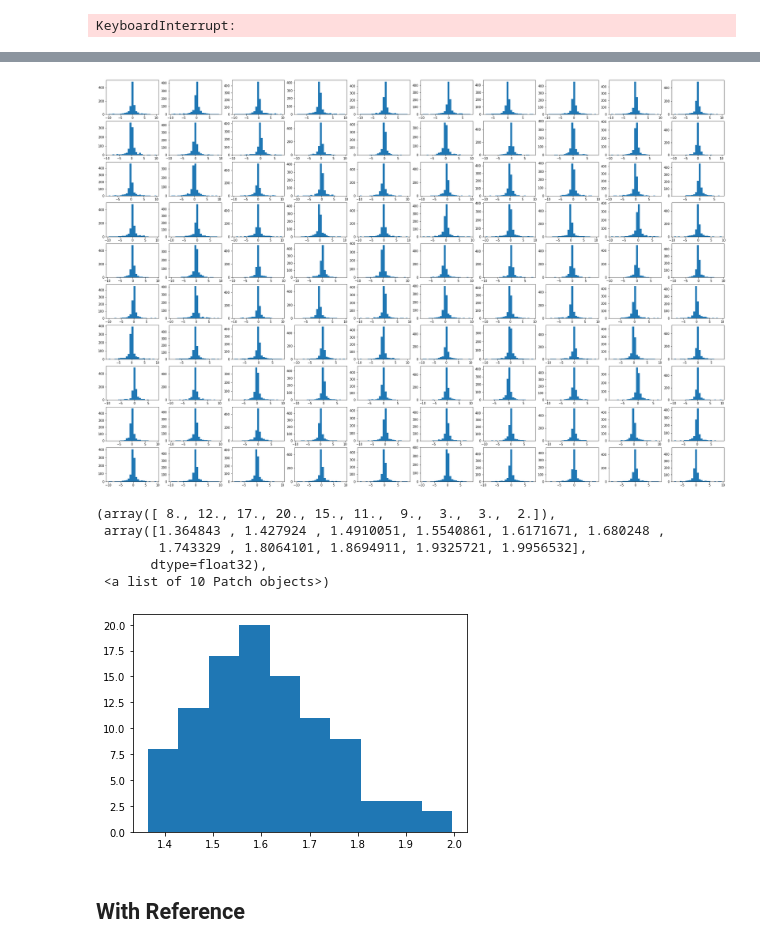
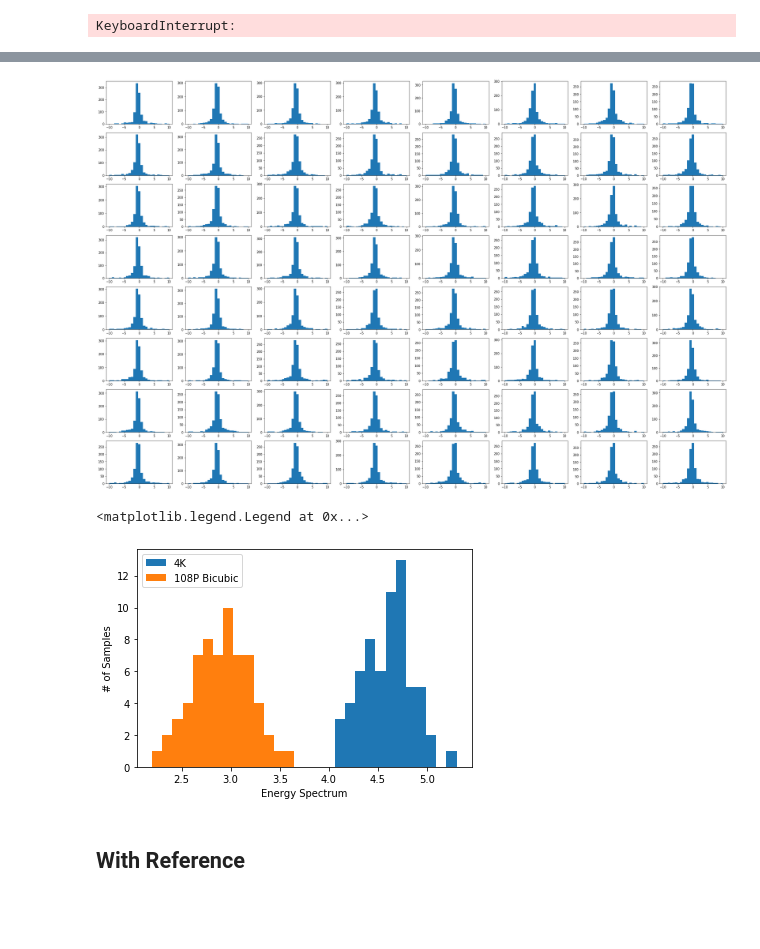
Before and after one commit to xushangning/cs386, a Jupyter notebook: 3-UHD/code/DCT_Judger.ipynb, the cells around one changed output, grey strips where cells are left out. Saved outputs shown, nothing was run; the diff lists cells and outputs as text; code cells hidden in the pictures; blank space fills up the shorter version.

Commit message:
write the energy spectrum

```diff
--- a/3-UHD/code/DCT_Judger.ipynb
+++ b/3-UHD/code/DCT_Judger.ipynb
@@ -130,16 +123,18 @@ plt.hist(stds)
 # %%
-stds = vis_hist_all_tile(imgs_1080bc[0, :, :, 0], 32)
-plt.show()
-plt.figure()
-plt.hist(stds)
+stds_1080 = vis_hist_all_tile(imgs_1080bc[0, :, :, 0], 32, n=8)
 # %% [output]
-[figure, old version]
+[figure, new version]
-(array([ 8., 12., 17., 20., 15., 11.,  9.,  3.,  3.,  2.]),
- array([1.364843 , 1.427924 , 1.4910051, 1.5540861, 1.6171671, 1.680248 ,
-        1.743329 , 1.8064101, 1.8694911, 1.9325721, 1.9956532],
-       dtype=float32),
- <a list of 10 Patch objects>)
-[figure, removed]
+# %%
+plt.show()
+plt.figure()
+plt.hist(stds_4k, bins=30, range=(2.2, 5.3), label='4K')
+plt.hist(stds_1080, bins=30, range=(2.2, 5.3), label='108P Bicubic')
+plt.xlabel('Energy Spectrum')
+plt.ylabel('# of Samples')
+plt.legend()
+# %% [output]
+<matplotlib.legend.Legend at 0x...>
+[figure, added]
 # %% [markdown]
 ## With Reference
 # %%
```
Also changed, not shown: parts of 6 cells of this notebook, 4 other files.
